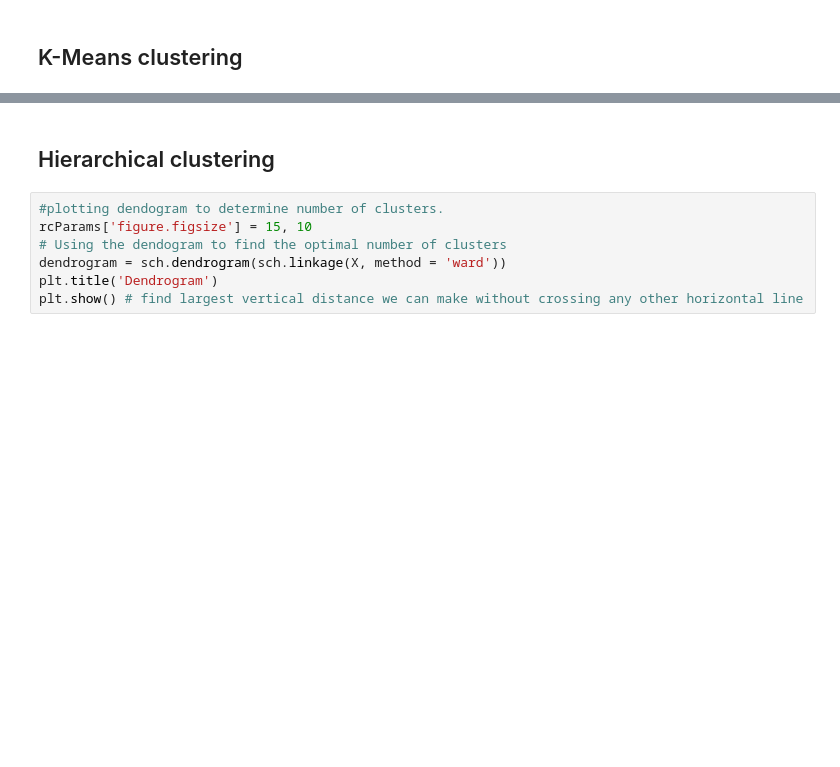
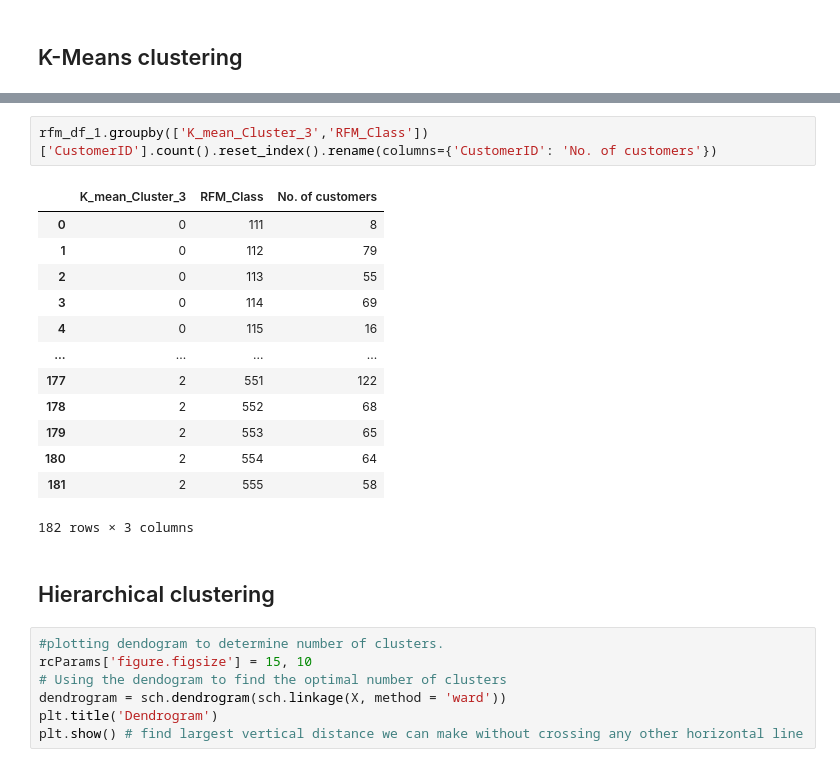
Before and after one commit to Rochakr4/Online-Retail-Customer-Segmentation, a Jupyter notebook: Online_Retail_Customer_Segmentation_Capstone_Project.ipynb, the cells around one changed output, grey strips where cells are left out. Drawn from its saved outputs; the diff is of its cells as text; blank space fills up the shorter version.

```diff
--- a/Online_Retail_Customer_Segmentation_Capstone_Project.ipynb
+++ b/Online_Retail_Customer_Segmentation_Capstone_Project.ipynb
@@ -853,3 +893,19 @@ for x in ['Loyals','May be loyals','disLoyals']:
+# %%
+rfm_df_1.groupby(['K_mean_Cluster_3','RFM_Class'])['CustomerID'].count().reset_index().rename(columns={'CustomerID': 'No. of customers'})
+# %% [output]
+|  | K_mean_Cluster_3 | RFM_Class | No. of customers |
+| 0 | 0 | 111 | 8 |
+| 1 | 0 | 112 | 79 |
+| 2 | 0 | 113 | 55 |
+| 3 | 0 | 114 | 69 |
+| 4 | 0 | 115 | 16 |
+| ... | ... | ... | ... |
+| 177 | 2 | 551 | 122 |
+| 178 | 2 | 552 | 68 |
+| 179 | 2 | 553 | 65 |
+| 180 | 2 | 554 | 64 |
+| 181 | 2 | 555 | 58 |
+182 rows × 3 columns
 # %% [markdown]
 ## Hierarchical clustering
 # %%
```
Also changed, not shown: parts of 55 cells of this notebook.
